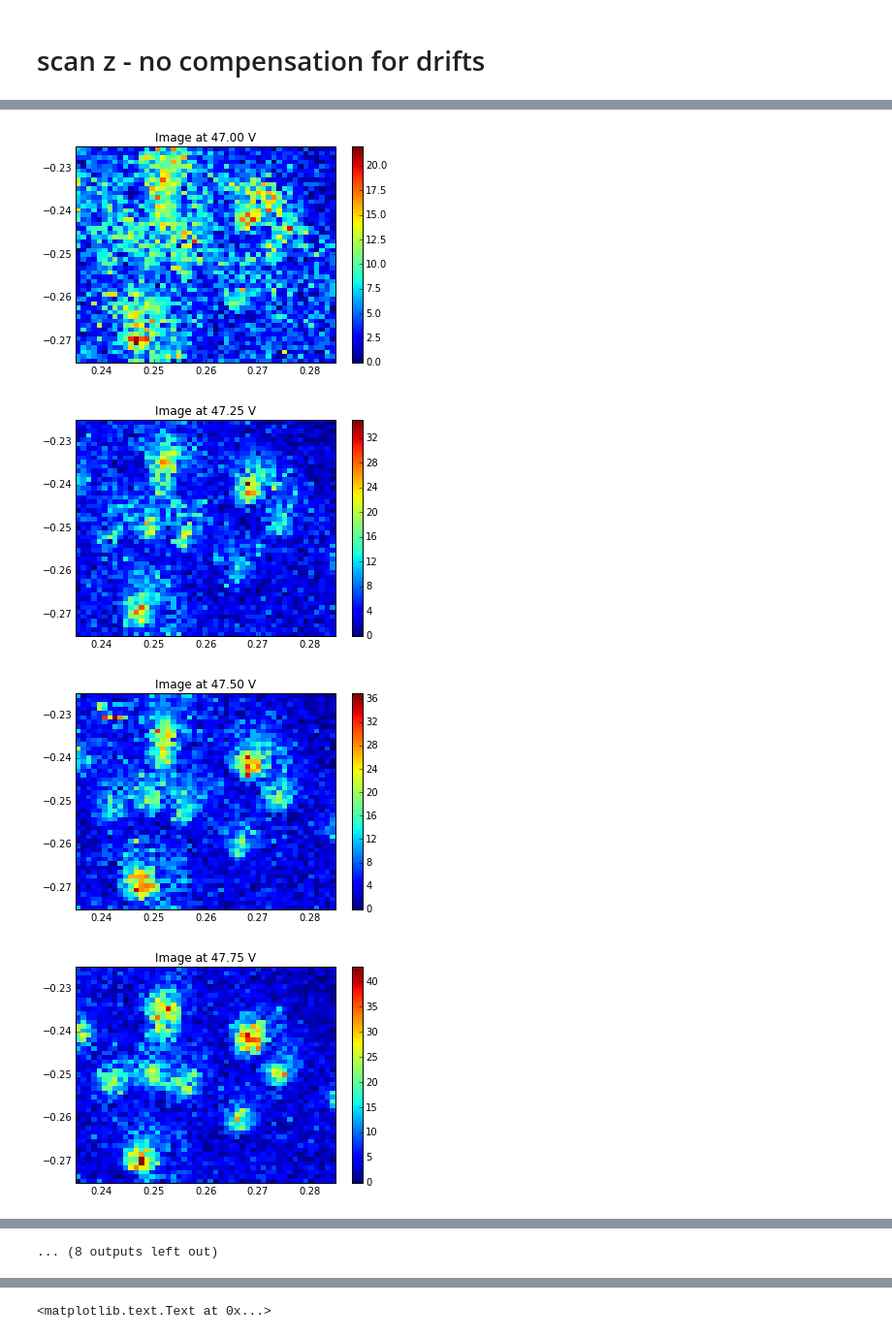
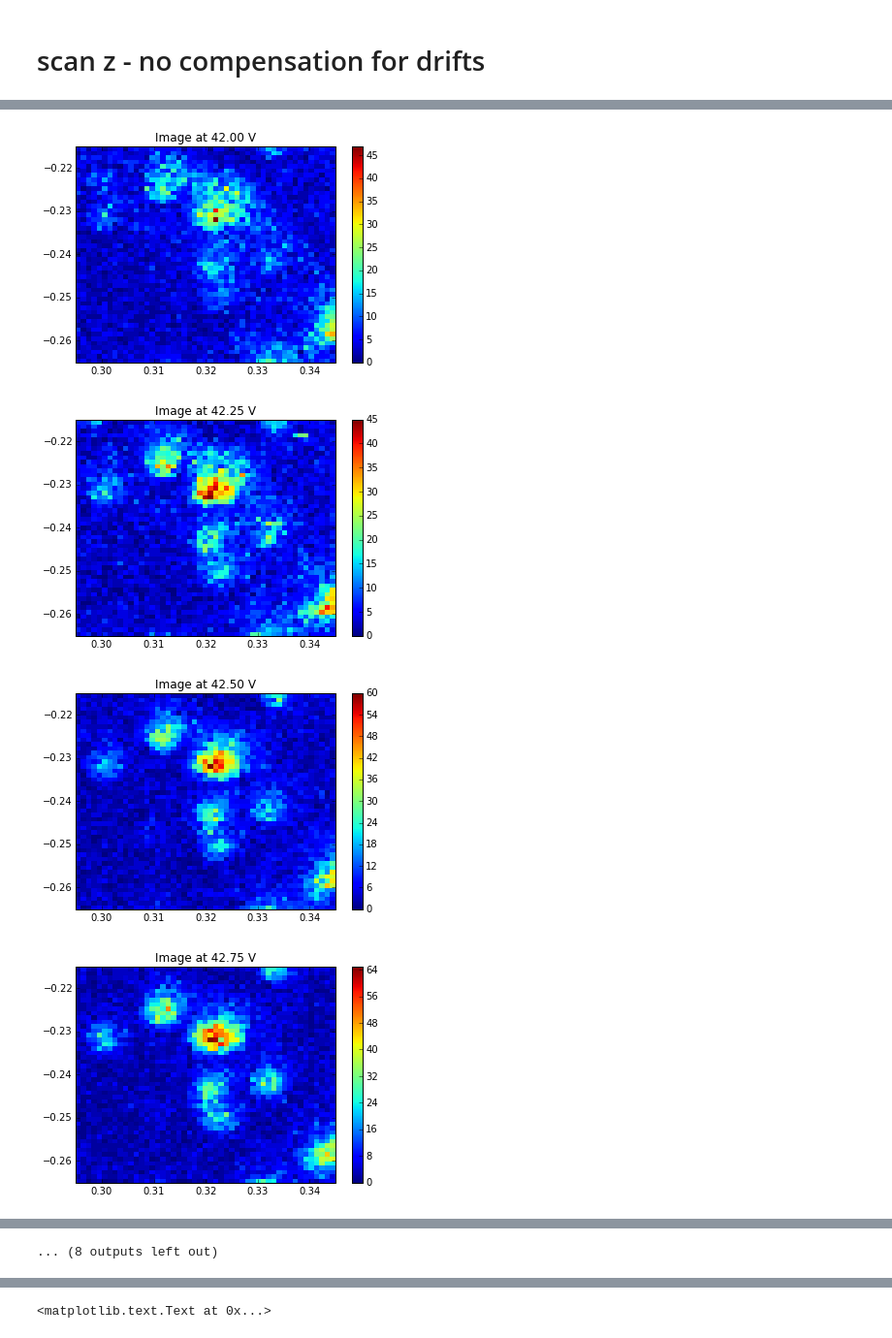
Before and after one commit to LISE-B26/pylabcontrol, a Jupyter notebook: functions/test_tracking/scan_focus_taking_images.ipynb, the cells around one changed output, grey strips where cells are left out. Shown at 97% size. Saved outputs shown, nothing was run; the diff lists cells and outputs as text; code cells hidden in the pictures.

```diff
--- a/functions/test_tracking/scan_focus_taking_images.ipynb
+++ b/functions/test_tracking/scan_focus_taking_images.ipynb
@@ -63,8 +70,8 @@ def acquire_roi_and_show(roi, title =''):
 # ===========================================================
 
 roi_initial =  {
-        "xo": .26, 'yo': -.25,
-        "dx": 0.05, 'dy': 0.05,
+        'xo': .32, 'yo': -.24,
+        'dx': 0.05, 'dy': 0.05,
         'xPts': 50, 'yPts': 50
     }
 
@@ -72,36 +79,36 @@ roi_initial =  {
 
 timePerPt = 0.001
 
-voltages = np.arange(47,52,.25)
+voltages = np.arange(42,47,.25)
 
 # ony needed if saving data
 dirpath = 'Z:/Lab/Cantilever/Measurements/150526_Silicon_nitride_with_1um_pads/Box_c4_r3_ScanFocus_Beam_6/'
 
 tag = 'Si3Ni4_withPads'
 
 
 
 #run script =================================================
 # ===========================================================
 
 
 
 image_std_dev = []
 
 for counter, voltage in enumerate(voltages):
 
     title = 'Image at {:0.2f} V'.format(voltage)
     # set focus
     xController.setVoltage(voltage)
 
     image_data = acquire_roi_and_show(roi_initial, title)
 
     image_std_dev.append( [voltage, np.std(image_data)])
 
     # save image and data
 #     save_image_and_data(fig, imageData, dirpath, '{:s}_V_{:02d}'.format(tag, voltage))
 # %% [output]
-[figure, old version]
+[figure, new version]
-[figure, old version]
+[figure, new version]
-[figure, old version]
+[figure, new version]
-[figure, old version]
+[figure, new version]
```
Also changed, not shown: parts of 7 cells of this notebook, 2 other files.
